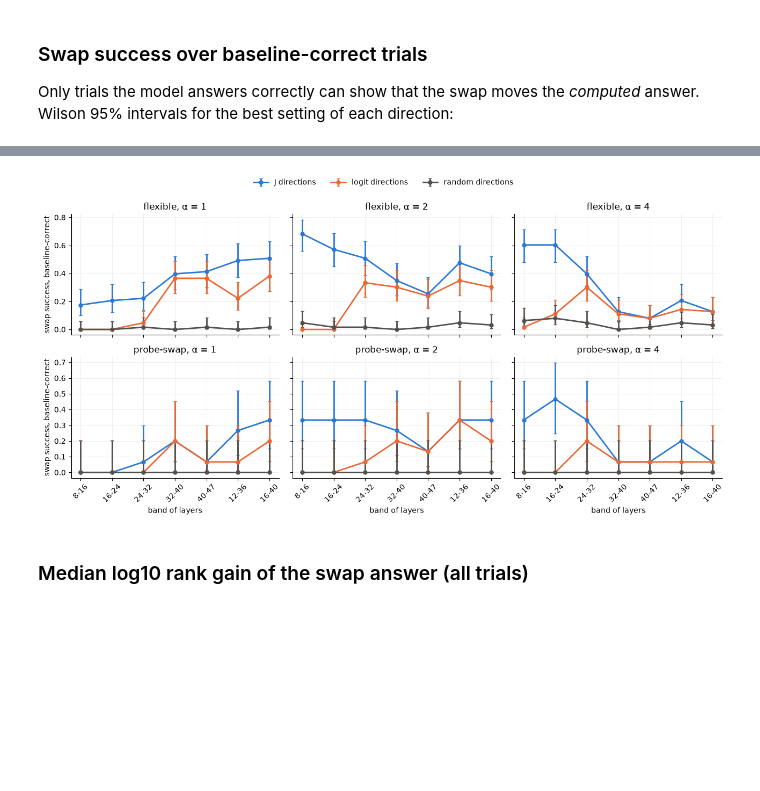
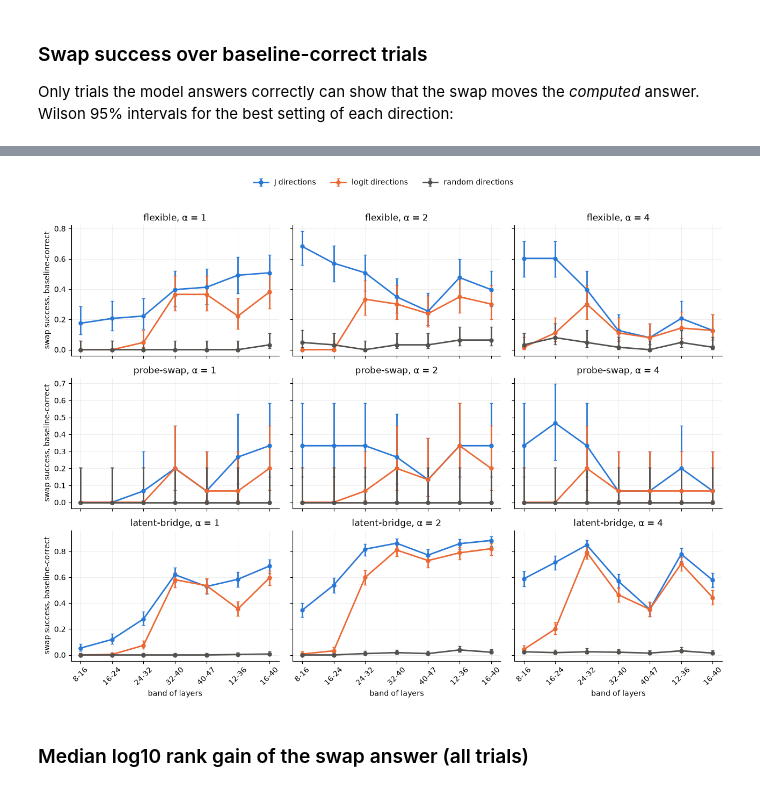
Before and after one commit to ai360-project-school-j-lens/jacobian-lens-gpt2, a Jupyter notebook: notebooks/jacobian_lens/concept_swap.ipynb, the cells around one changed output, grey strips where cells are left out. Cells and saved outputs as stored; diff of their text form; code cells hidden in the pictures; blank space fills up the shorter version.

```diff
--- a/notebooks/jacobian_lens/concept_swap.ipynb
+++ b/notebooks/jacobian_lens/concept_swap.ipynb
@@ -77,11 +85,14 @@ MODEL_ID = "openai-community/gpt2-xl"
 DEVICE = "cuda" if torch.cuda.is_available() else "cpu"
 RUN_DIR = Path(os.environ.get("JLENS_RUN_DIR", Path(REPO_DIR) / "runs" / "gpt2-xl-convergence"))
 LENS_PATH = RUN_DIR / "snapshot_lens_134.pt"
-OUT_PATH = RUN_DIR / "swap" / "swap_trials.csv"
+OUT_DIR = RUN_DIR / "swap"
+CACHES = {"swap_trials.csv": ["probe-swap", "flexible"], "swap_trials_latent-bridge.csv": ["latent-bridge"]}
+SETS = ["flexible", "probe-swap", "latent-bridge"]
 BANDS = ["8-16", "16-24", "24-32", "32-40", "40-47", "12-36", "16-40"]  # half-open block-output ranges
 ALPHAS = [1.0, 2.0, 4.0]
 MODES = ["J", "logit", "random"]
-OUT_PATH.parent.mkdir(parents=True, exist_ok=True)
+BATCH_SIZE = 64  # trials per forward pass
+OUT_DIR.mkdir(parents=True, exist_ok=True)
 torch.manual_seed(0)
 # %% [output]
 <torch._C.Generator at 0x...>
@@ -90,10 +101,11 @@ torch.manual_seed(0)
 # %%
 def load_trials() -> pd.DataFrame:
     trials = []
-    for item in json.load(open(Path(REPO_DIR) / "data/experiments/probe-swap.json"))["items"]:
-        trials.append({"set": "probe-swap", "group": item["category"], "name": item["name"],
-                       "prompt": item["prompt"].rstrip(), "source": item["intermediate"], "target": item["swap_to"],
-                       "answer": item["answer"], "swap_answer": item["swap_answer"]})
+    for name in ("probe-swap", "latent-bridge"):
+        for item in json.load(open(Path(REPO_DIR) / f"data/experiments/{name}.json"))["items"]:
+            trials.append({"set": name, "group": item["category"], "name": item["name"],
+                           "prompt": item["prompt"].rstrip(), "source": item["intermediate"],
+                           "target": item["swap_to"], "answer": item["answer"], "swap_answer": item["swap_answer"]})
     for category in json.load(open(Path(REPO_DIR) / "data/experiments/flexible-generalization.json"))["categories"]:
         for func in category["funcs"]:
             for source in category["args"]:
@@ -320,28 +362,28 @@ best.round(3)
 # %%
 COLORS = {"J": "#2a78d6", "logit": "#eb6834", "random": "#52514e"}
-fig, axes = plt.subplots(2, 3, figsize=(13, 6.5), sharex=True, sharey="row")
-for row_axes, name in zip(axes, ("flexible", "probe-swap"), strict=True):
+fig, axes = plt.subplots(len(SETS), 3, figsize=(13, 3.3 * len(SETS)), sharex=True, sharey="row")
+for row_axes, name in zip(axes, SETS, strict=True):
     for ax, alpha in zip(row_axes, ALPHAS, strict=True):
         for mode, color in COLORS.items():
             sub = grouped[(grouped.set == name) & (grouped["mode"] == mode) & (grouped.alpha == alpha)]
             sub = sub.set_index("band").loc[BANDS]
             rate = sub["sum"] / sub["size"]
             lo, hi = wilson(sub["sum"], sub["size"])
             ax.errorbar(range(len(BANDS)), rate, yerr=[rate - lo, hi - rate], color=color, marker="o", ms=5,
                         lw=2, capsize=2, label=f"{mode} directions")
         ax.set_title(f"{name}, α = {alpha:g}")
         ax.grid(alpha=0.25, lw=0.6)
         ax.spines[["top", "right"]].set_visible(False)
     row_axes[0].set_ylabel("swap success, baseline-correct")
 for ax in axes[-1]:
     ax.set_xticks(range(len(BANDS)), BANDS, rotation=45)
     ax.set_xlabel("band of layers")
 handles, labels = axes.flat[0].get_legend_handles_labels()
 fig.legend(handles, labels, loc="upper center", ncol=3, frameon=False)
 fig.tight_layout(rect=(0, 0, 1, 0.94))
 plt.show()
 # %% [output]
-[figure, old version]
+[figure, new version]
 # %% [markdown]
 ### Median log10 rank gain of the swap answer (all trials)
 # %%
```
Also changed, not shown: parts of 10 cells of this notebook, 3 other files.
